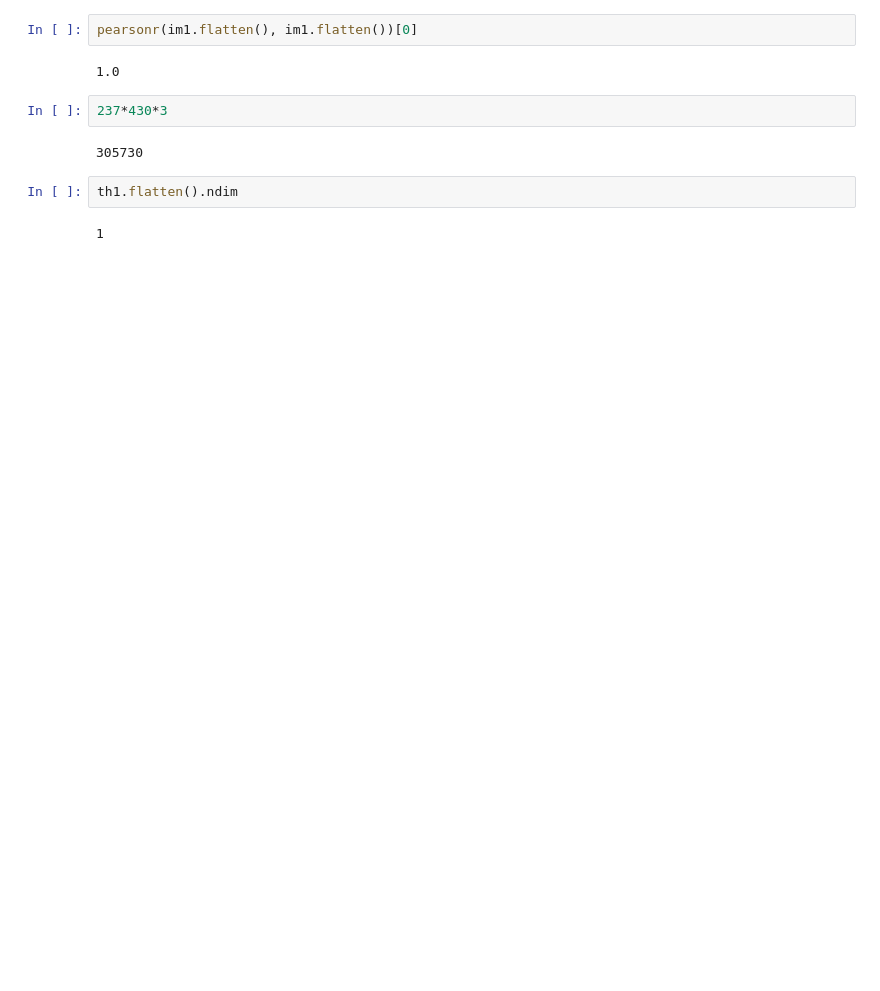
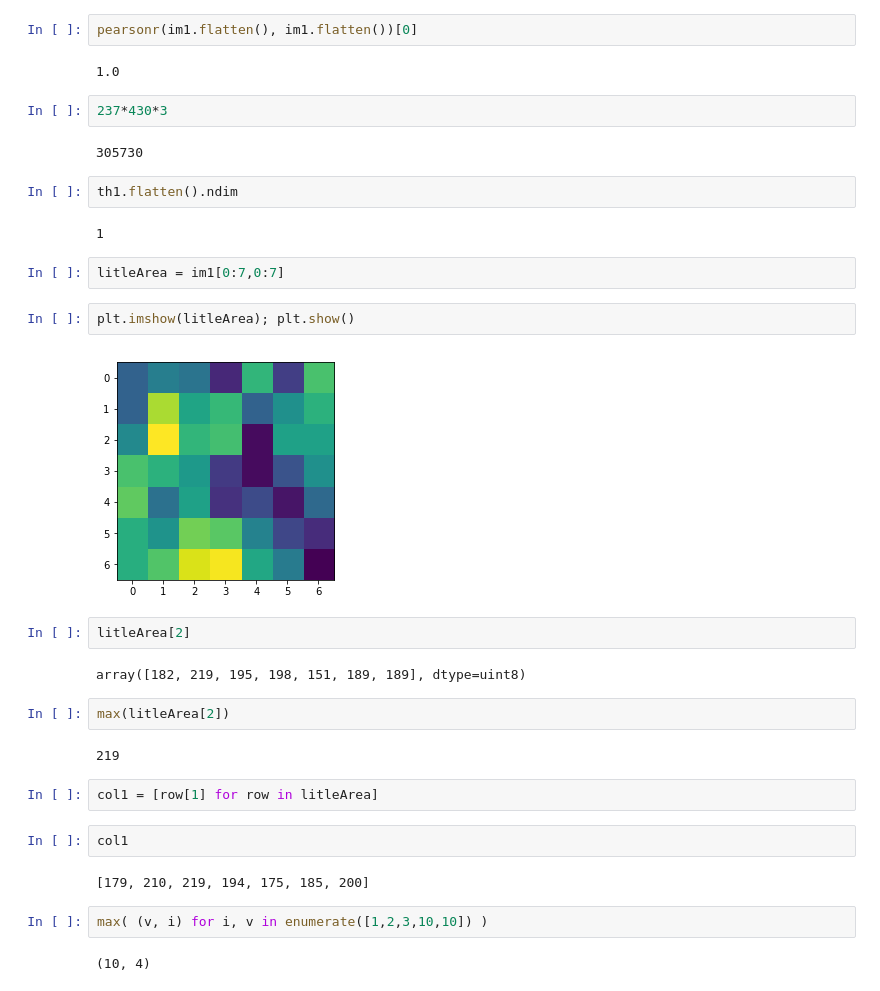
Before and after one commit to jonasagx/nephos, a Jupyter notebook: notebooks/buffer.ipynb, the cells around one changed output. Cells and saved outputs as stored; diff of their text form; blank space fills up the shorter version.

```diff
--- a/notebooks/buffer.ipynb
+++ b/notebooks/buffer.ipynb
@@ -175,3 +181,27 @@ pearsonr(im1.flatten(), im1.flatten())[0]
 th1.flatten().ndim
 # %% [output]
 1
+# %%
+litleArea = im1[0:7,0:7]
+# %%
+plt.imshow(litleArea); plt.show()
+# %% [output]
+[figure, added]
+# %%
+litleArea[2]
+# %% [output]
+array([182, 219, 195, 198, 151, 189, 189], dtype=uint8)
+# %%
+max(litleArea[2])
+# %% [output]
+219
+# %%
+col1 = [row[1] for row in litleArea]
+# %%
+col1
+# %% [output]
+[179, 210, 219, 194, 175, 185, 200]
+# %%
+max( (v, i) for i, v in enumerate([1,2,3,10,10]) )
+# %% [output]
+(10, 4)
```
Also changed, not shown: parts of 14 cells of this notebook.
